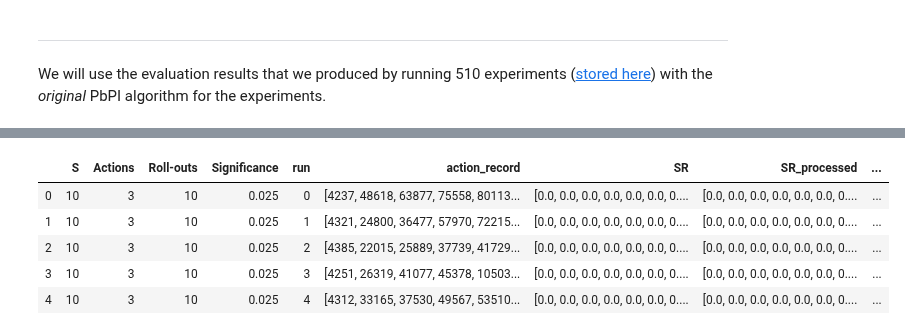
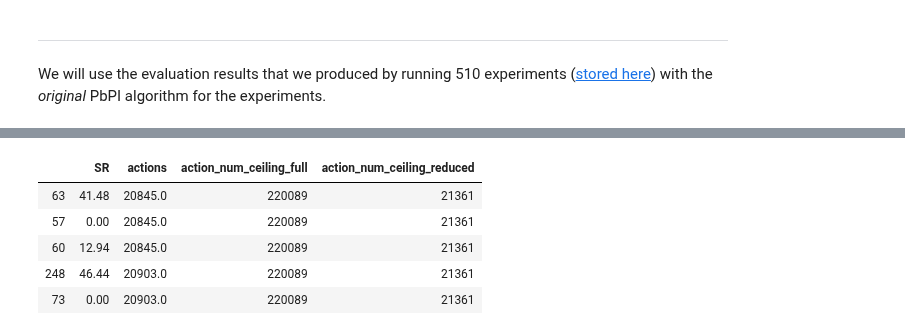
Before and after one commit to PandulaP/RL_Research, a Jupyter notebook: Pb_policy_iteration/cart_pole_modified_env/new_eval_plots/design_new_eval_plot.ipynb, the cells around one changed output, grey strips where cells are left out. Drawn from its saved outputs; the diff is of its cells as text; code cells hidden in the pictures.

Commit message:
updated analysis and datasets: WIP includes placeholder codes which has to be run once 540 experiments of modified algo is available

```diff
--- a/Pb_policy_iteration/cart_pole_modified_env/new_eval_plots/design_new_eval_plot.ipynb
+++ b/Pb_policy_iteration/cart_pole_modified_env/new_eval_plots/design_new_eval_plot.ipynb
@@ -51,0 +81,3 @@ eval_full_file_original = pd.concat(eval_f_list_original)
+# %%
+# Create a single column having (sr,action) pair lists for each experiment
+eval_results.loc[:,'sr_action_pairs'] = eval_results.apply(lambda row: [(sr,action) for sr in row.SR_processed for action in row.action_record_processed],axis=1)
@@ -51,0 +352,17 @@ eval_full_file_original = pd.concat(eval_f_list_original)
+# %%
+# Prepare 50 init. state dataset
+
+eval_results_50_states_mod = eval_results_2.loc[eval_results_2.S == 50]
+
+eval_results_50_states_mod.loc[:,'sr_action_pairs'] = eval_results_50_states_mod \
+                                                      .apply(lambda row: [(sr,action) for sr in row.SR_processed for action in row.action_record_processed],axis=1)
+
+sr_action_pairs_list_50_states_mod = np.array([pair for pairs in eval_results_50_states_mod.sr_action_pairs.values for pair in pairs])
+
+# Create a pandas dataframe with the sr-action pairs
+sr_action_pairs_50_states_mod_df = pd.DataFrame(sr_action_pairs_list_50_states_mod, columns=['SR','actions'])
+
+# Sort the dataframe with 'actions'
+sr_action_pairs_50_states_mod_df.sort_values('actions',inplace=True)
+
+sr_action_pairs_50_states_mod_df.head()
@@ -52,9 +376,29 @@ eval_full_file_original = pd.concat(eval_f_list_original)
+# %%
+def generate_action_ceiling_full(cell):
+
+    for action_ceil in list(sr_action_pairs_50_states_df.action_num_ceiling_full.unique())[::]:
+
+        if cell < action_ceil:
+            return int(action_ceil)
+            break
+
+
+def generate_action_ceiling_reduced(cell):
+
+    for action_ceil in list(sr_action_pairs_50_states_df.action_num_ceiling_reduced.unique())[::]:
+
+        if cell < action_ceil:
+            return int(action_ceil)
+            break
+# %%
+sr_action_pairs_50_states_mod_df.loc[:,'action_num_ceiling_full'] = sr_action_pairs_50_states_mod_df.actions.apply(generate_action_ceiling_full)
+sr_action_pairs_50_states_mod_df.loc[:,'action_num_ceiling_reduced'] = sr_action_pairs_50_states_mod_df.actions.apply(generate_action_ceiling_reduced)
 # %%
-eval_full_file_original.head()
+sr_action_pairs_50_states_mod_df.head()
 # %% [output]
-|  | S | Actions | Roll-outs | Significance | run | action_record | SR | SR_processed | ... |
-| 0 | 10 | 3 | 10 | 0.025 | 0 | [4237, 48618, 63877, 75558, 80113... | [0.0, 0.0, 0.0, 0.0, 0.0, 0.0, 0.... | [0.0, 0.0, 0.0, 0.0, 0.0, 0.0, 0.... | ... |
-| 1 | 10 | 3 | 10 | 0.025 | 1 | [4321, 24800, 36477, 57970, 72215... | [0.0, 0.0, 0.0, 0.0, 0.0, 0.0, 0.... | [0.0, 0.0, 0.0, 0.0, 0.0, 0.0, 0.... | ... |
-| 2 | 10 | 3 | 10 | 0.025 | 2 | [4385, 22015, 25889, 37739, 41729... | [0.0, 0.0, 0.0, 0.0, 0.0, 0.0, 0.... | [0.0, 0.0, 0.0, 0.0, 0.0, 0.0, 0.... | ... |
-| 3 | 10 | 3 | 10 | 0.025 | 3 | [4251, 26319, 41077, 45378, 10503... | [0.0, 0.0, 0.0, 0.0, 0.0, 0.0, 0.... | [0.0, 0.0, 0.0, 0.0, 0.0, 0.0, 0.... | ... |
-| 4 | 10 | 3 | 10 | 0.025 | 4 | [4312, 33165, 37530, 49567, 53510... | [0.0, 0.0, 0.0, 0.0, 0.0, 0.0, 0.... | [0.0, 0.0, 0.0, 0.0, 0.0, 0.0, 0.... | ... |
+|  | SR | actions | action_num_ceiling_full | action_num_ceiling_reduced |
+| 63 | 41.48 | 20845.0 | 220089 | 21361 |
+| 57 | 0.00 | 20845.0 | 220089 | 21361 |
+| 60 | 12.94 | 20845.0 | 220089 | 21361 |
+| 248 | 46.44 | 20903.0 | 220089 | 21361 |
+| 73 | 0.00 | 20903.0 | 220089 | 21361 |
```
Also changed, not shown: parts of 34 cells of this notebook, 2 other files.
